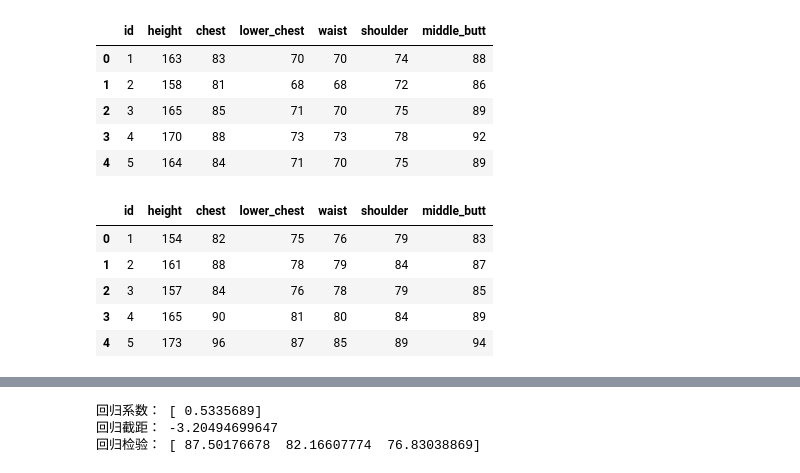
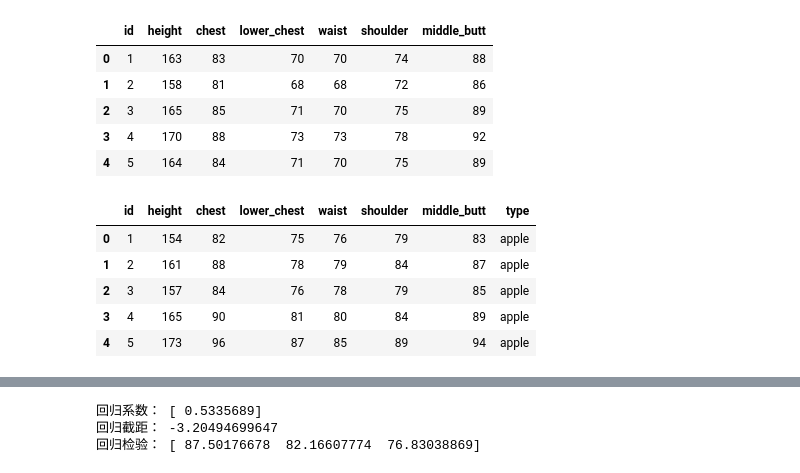
Before and after one commit to GZBlade/notebooks, a Jupyter notebook: practice/workout.ipynb, the cells around one changed output, grey strips where cells are left out. Cells and saved outputs as stored; diff of their text form; code cells hidden in the pictures.

```diff
--- a/practice/workout.ipynb
+++ b/practice/workout.ipynb
@@ -20,13 +22,13 @@ wb.head()
 | 3 | 4 | 170 | 88 | 73 | 73 | 78 | 92 |
 | 4 | 5 | 164 | 84 | 71 | 70 | 75 | 89 |
 # %%
-apple_before = pd.read_excel('..\\datasets\\figure.xlsx',sheetname='apple_before')
-apple_before.dropna(inplace=True,axis=1)
-apple_before.head()
+complete = pd.read_excel('..\\datasets\\figure.xlsx',sheetname='complete')
+complete.dropna(inplace=True,axis=1)
+complete.head()
 # %% [output]
-|  | id | height | chest | lower_chest | waist | shoulder | middle_butt |
-| 0 | 1 | 154 | 82 | 75 | 76 | 79 | 83 |
-| 1 | 2 | 161 | 88 | 78 | 79 | 84 | 87 |
-| 2 | 3 | 157 | 84 | 76 | 78 | 79 | 85 |
-| 3 | 4 | 165 | 90 | 81 | 80 | 84 | 89 |
-| 4 | 5 | 173 | 96 | 87 | 85 | 89 | 94 |
+|  | id | height | chest | lower_chest | waist | shoulder | middle_butt | type |
+| 0 | 1 | 154 | 82 | 75 | 76 | 79 | 83 | apple |
+| 1 | 2 | 161 | 88 | 78 | 79 | 84 | 87 | apple |
+| 2 | 3 | 157 | 84 | 76 | 78 | 79 | 85 | apple |
+| 3 | 4 | 165 | 90 | 81 | 80 | 84 | 89 | apple |
+| 4 | 5 | 173 | 96 | 87 | 85 | 89 | 94 | apple |
```
Also changed, not shown: parts of 21 cells of this notebook, 1 other file.
